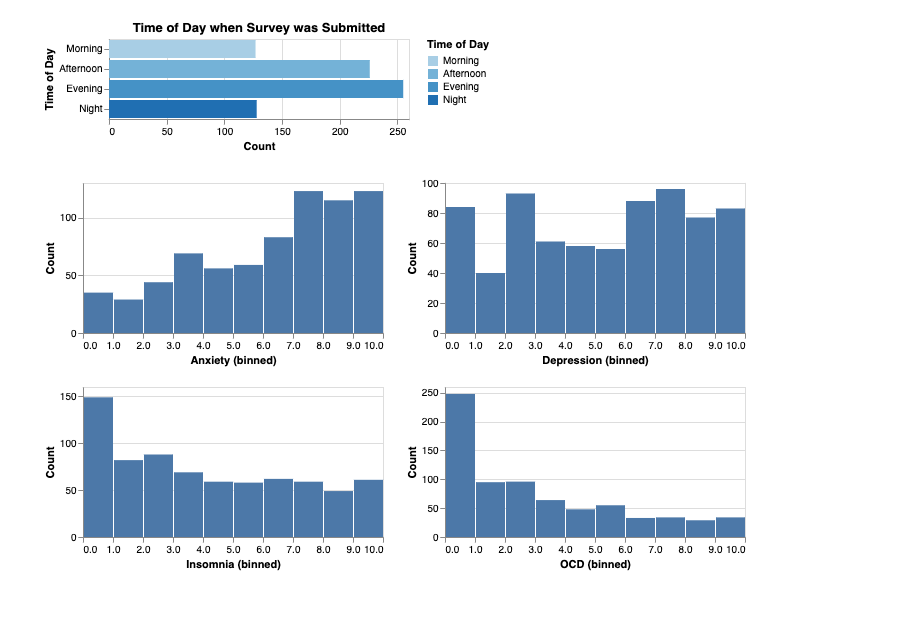
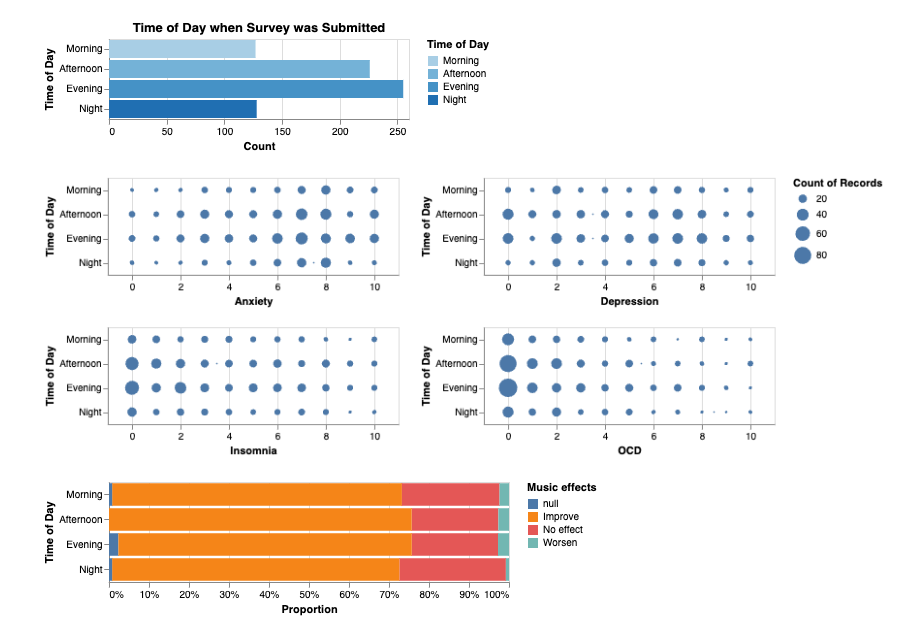
Before and after one commit to ubc-dsci320-2024w2/project-team_fabfour, a Jupyter notebook: analysis/Jessica/analysis4.ipynb, the cells around one changed output. Saved outputs shown, nothing was run; the diff lists cells and outputs as text; code cells hidden in the pictures; blank space fills up the shorter version.

```diff
--- a/analysis/Jessica/analysis4.ipynb
+++ b/analysis/Jessica/analysis4.ipynb
@@ -71,8 +71,8 @@ For this research question, I also want to divide `Timestamp` into `Date` and `T
 mxmh["Timestamp"] = pd.to_datetime(mxmh["Timestamp"])
 
 # Extract Date and Time
-mxmh["Date"] = mxmh["Timestamp"].dt.date
-mxmh["Time"] = mxmh["Timestamp"].dt.time
+mxmh["Date"] = pd.to_datetime(mxmh["Timestamp"].dt.date)
+mxmh["Time"] = mxmh["Timestamp"].dt.strftime("%H:%M:%S")
 
 # Drop original Timestamp column
 mxmh_clean = mxmh.drop(columns=["Permissions"])
@@ -231,10 +327,27 @@ tod_hist
 # %% [output]
 [figure]
 # %%
-mho_distributions = alt.Chart(mxmh).mark_bar().encode(
-                     alt.X(alt.repeat(), bin=alt.BinParams(maxbins=15), type = 'quantitative'),
-                    alt.Y('count():Q', title='Count')
-                    ).properties(height=150).repeat(['Anxiety', 'Depression', 'Insomnia', 'OCD'], columns=2)
-mho_distributions
+tod_mh = alt.Chart(mxmh_clean).mark_circle().encode(
+    alt.Y('Time of Day:O', title="Time of Day", sort=time_order),
+    alt.X(alt.repeat(), type='quantitative', scale=alt.Scale(domain=[-1,11])),
+    alt.Size("count()"),
+    tooltip=alt.Tooltip(["count()"])
+).properties(
+    height=100, width=300
+).repeat(['Anxiety', 'Depression', 'Insomnia', 'OCD'], columns=2)
+tod_mh
 # %% [output]
-[figure, old version]
+[figure, new version]
+# %%
+tod_effects = alt.Chart(mxmh_clean).mark_bar().encode(
+    alt.Y('Time of Day:O', title="Time of Day", sort=time_order),
+    alt.X("count()", title="Proportion").stack("normalize"),
+    alt.Color("Music effects"),
+    tooltip=alt.Tooltip(["count()"])
+).properties(
+    height=100, width=400
+)
+
+tod_effects
+# %% [output]
+[figure, added]
```
Also changed, not shown: parts of 23 cells of this notebook.
